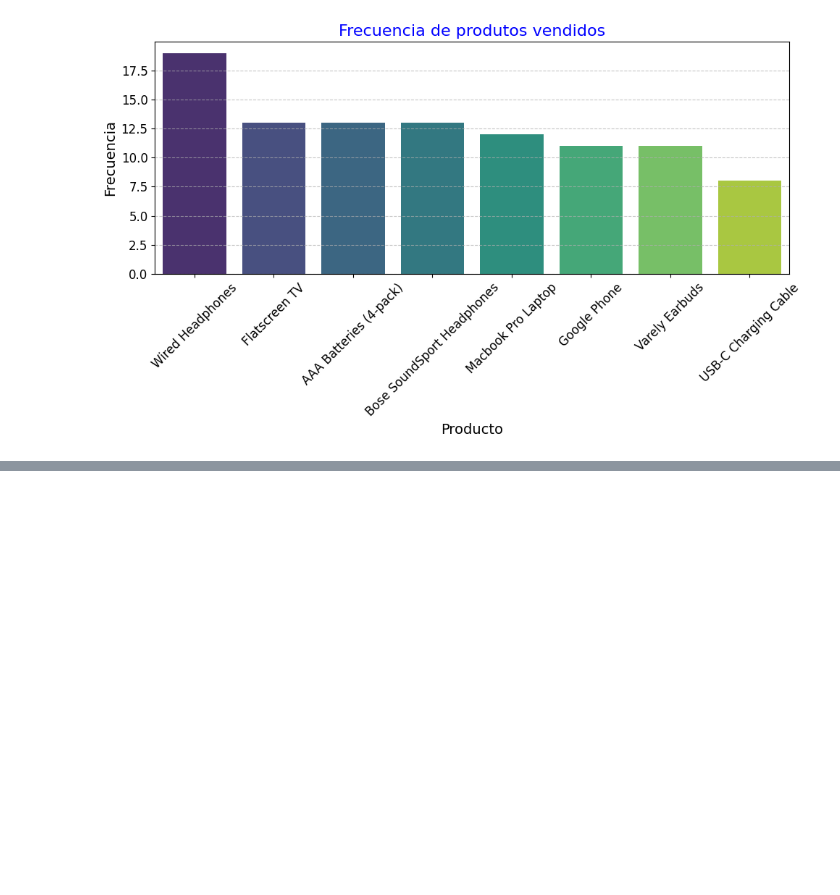
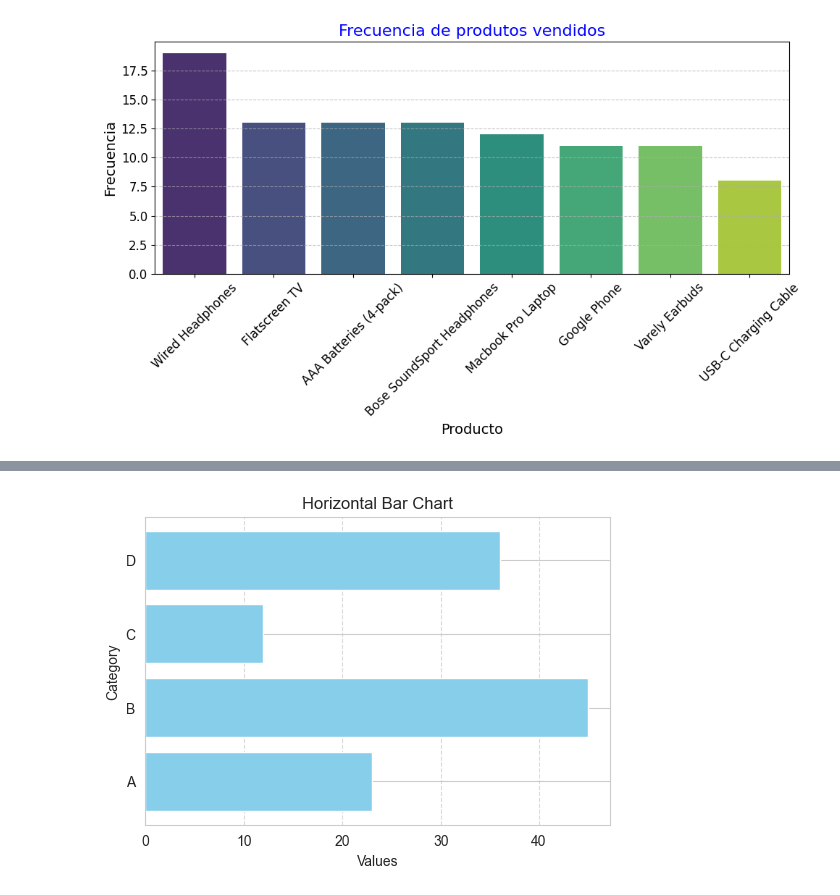
Before and after one commit to YACUERVO/Pandas, a Jupyter notebook: notebooks/ConversionyNormalizacionyAnalisisDatosCategoricos/GraficosBarras.ipynb, the cells around one changed output, grey strips where cells are left out. Saved outputs shown, nothing was run; the diff lists cells and outputs as text; code cells hidden in the pictures; blank space fills up the shorter version.

```diff
--- a/notebooks/ConversionyNormalizacionyAnalisisDatosCategoricos/GraficosBarras.ipynb
+++ b/notebooks/ConversionyNormalizacionyAnalisisDatosCategoricos/GraficosBarras.ipynb
@@ -108,0 +137,10 @@ Passing `palette` without assigning `hue` is deprecated and will be removed in v
+# %%
+plt.figure(figsize=(6,4))
+plt.barh(df2['Category'], df2['Values'], color='skyblue') #Gráfico de barras horizontales
+plt.title('Horizontal Bar Chart')
+plt.xlabel('Values')
+plt.ylabel('Category')
+plt.grid(True, axis='x', linestyle='--', alpha=0.7)
+plt.show()
+# %% [output]
+[figure, added]
```
Also changed, not shown: parts of 7 cells of this notebook, 14 other files.
